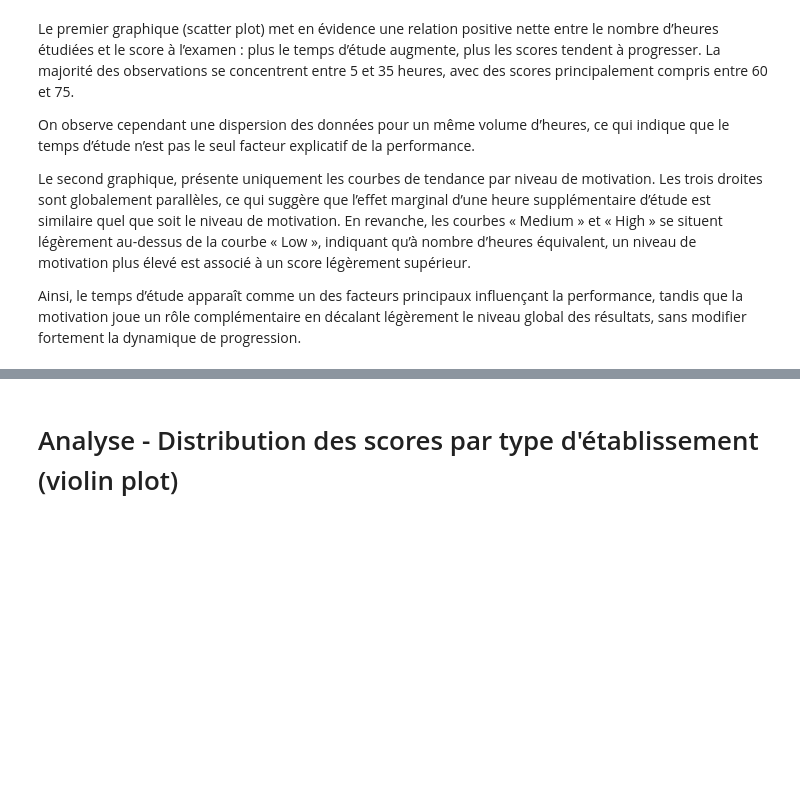
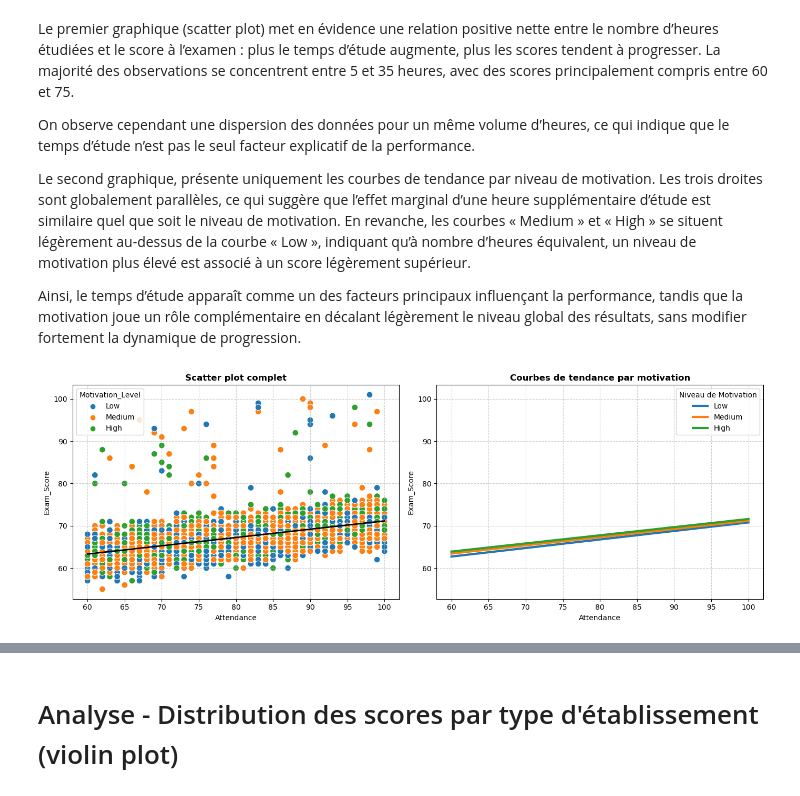
Before and after one commit to AugustinO28/Projet_Data_GR3, a Jupyter notebook: Scripts/EDA.ipynb, the cells around one changed output, grey strips where cells are left out. Saved outputs shown, nothing was run; the diff lists cells and outputs as text; code cells hidden in the pictures; blank space fills up the shorter version.

```diff
--- a/Scripts/EDA.ipynb
+++ b/Scripts/EDA.ipynb
@@ -197,3 +207,66 @@ On observe cependant une dispersion des données pour un même volume d’heures
 Le second graphique,  présente uniquement les courbes de tendance par niveau de motivation. Les trois droites sont globalement parallèles, ce qui suggère que l’effet marginal d’une heure supplémentaire d’étude est similaire quel que soit le niveau de motivation. En revanche, les courbes « Medium » et « High » se situent légèrement au-dessus de la courbe « Low », indiquant qu’à nombre d’heures équivalent, un niveau de motivation plus élevé est associé à un score légèrement supérieur.
 
 Ainsi, le temps d’étude apparaît comme un des facteurs principaux influençant la performance, tandis que la motivation joue un rôle complémentaire en décalant légèrement le niveau global des résultats, sans modifier fortement la dynamique de progression.
+# %%
+custom_palette = {
+    "Low": "#1f77b4",
+    "Medium": "#ff7f0e",
+    "High": "#2ca02c"
+}
+
+fig, axes = plt.subplots(1, 2, figsize=(14, 5))
+
+# Scatter plot original
+sns.scatterplot(
+    data=df,
+    x="Attendance",
+    y="Exam_Score",
+    hue="Motivation_Level",
+    palette=custom_palette,
+    s=70,
+    ax=axes[0]
+)
+
+# Courbe de tendance globale
+sns.regplot(
+    data=df,
+    x="Attendance",
+    y="Exam_Score",
+    scatter=False,
+    ci=None,
+    line_kws={"linewidth": 2, "color": "black", "linestyle": "-"},
+    ax=axes[0]
+)
+
+axes[0].set_title("Scatter plot complet", fontweight="bold")
+axes[0].grid(True, linestyle="--", alpha=0.6)
+
+# Sauvegarde des limites pour les réutiliser
+x_limits = axes[0].get_xlim()
+y_limits = axes[0].get_ylim()
+
+# Courbes de tendance uniquement par motivation
+for level, color in custom_palette.items():
+    subset = df[df["Motivation_Level"] == level]
+
+    sns.regplot(
+        data=subset,
+        x="Attendance",
+        y="Exam_Score",
+        scatter=False,
+        ci=None,
+        line_kws={"linewidth": 3, "color": color},
+        ax=axes[1]
+    )
+
+axes[1].set_title("Courbes de tendance par motivation", fontweight="bold")
+axes[1].set_xlim(x_limits)
+axes[1].set_ylim(y_limits)
+axes[1].grid(True, linestyle="--", alpha=0.6)
+
+axes[1].legend(custom_palette.keys(), title="Niveau de Motivation")
+
+plt.tight_layout()
+plt.show()
+# %% [output]
+[figure, added]
```
Also changed, not shown: parts of 6 cells of this notebook.
